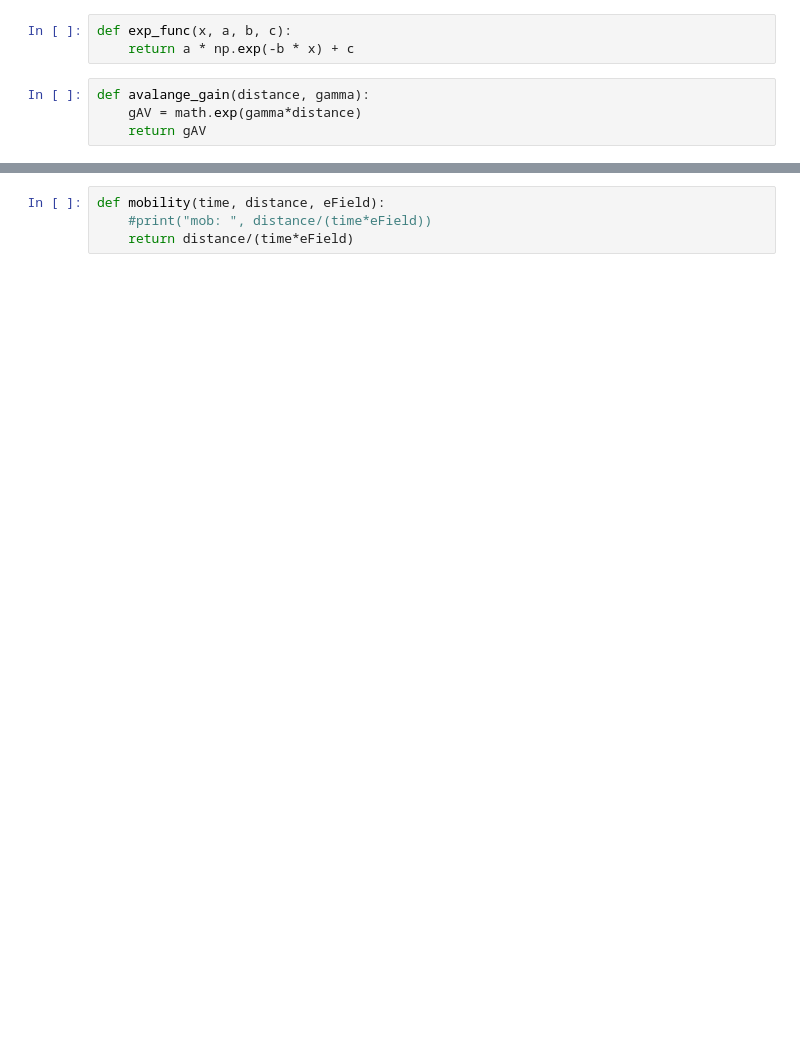
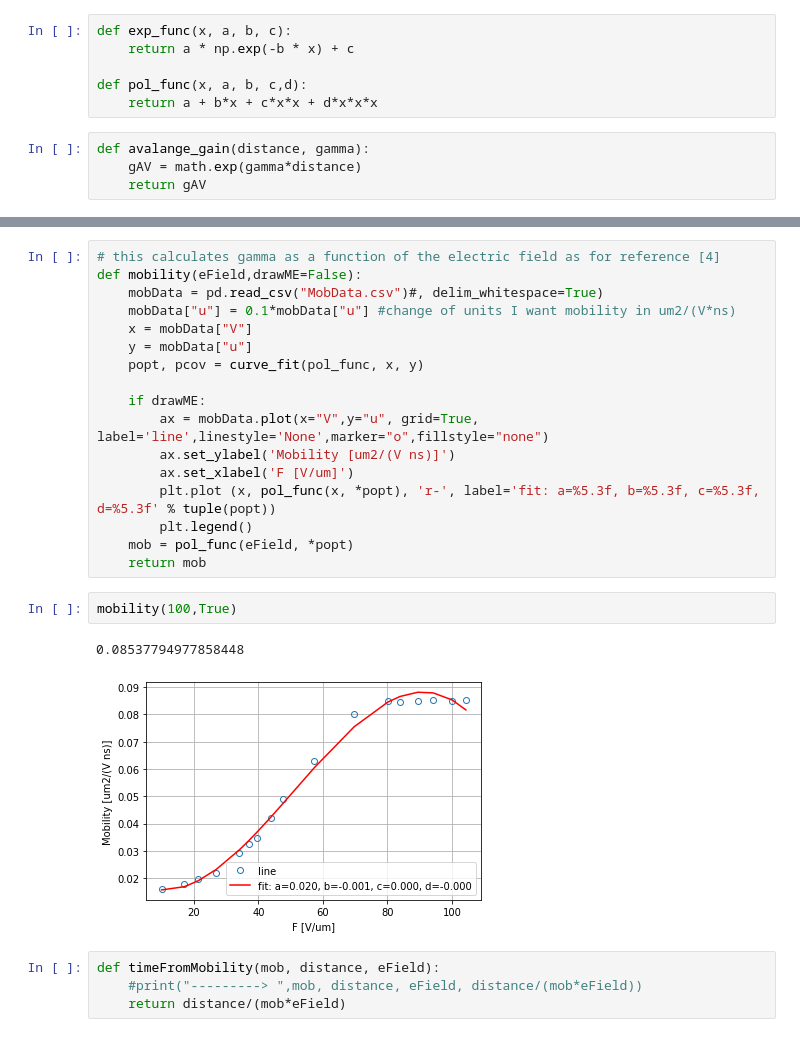
Before and after one commit to ElenaGramellini/ASelenium, a Jupyter notebook: ASelCalc.ipynb, the cells around one changed output, grey strips where cells are left out. Saved outputs shown, nothing was run; the diff lists cells and outputs as text; blank space fills up the shorter version.

```diff
--- a/ASelCalc.ipynb
+++ b/ASelCalc.ipynb
@@ -8,6 +8,9 @@ from scipy.optimize import curve_fit
 # %%
 def exp_func(x, a, b, c):
     return a * np.exp(-b * x) + c
+
+def pol_func(x, a, b, c,d):
+    return a + b*x + c*x*x + d*x*x*x
 # %%
 def avalange_gain(distance, gamma):
     gAV = math.exp(gamma*distance)
@@ -93,8 +96,30 @@ def ionization_coeff(eField, mode=0,drawME=False):
     #plt.show()
     gamma = exp_func(1/eField, *popt)
     return gamma
+# %%
+# this calculates gamma as a function of the electric field as for reference [4]
+def mobility(eField,drawME=False):
+    mobData = pd.read_csv("MobData.csv")#, delim_whitespace=True)
+    mobData["u"] = 0.1*mobData["u"] #change of units I want mobility in um2/(V*ns)
+    x = mobData["V"]
+    y = mobData["u"]
+    popt, pcov = curve_fit(pol_func, x, y)
+
+    if drawME:
+        ax = mobData.plot(x="V",y="u", grid=True, label='line',linestyle='None',marker="o",fillstyle="none")
+        ax.set_ylabel('Mobility [um2/(V ns)]')
+        ax.set_xlabel('F [V/um]')
+        plt.plot (x, pol_func(x, *popt), 'r-', label='fit: a=%5.3f, b=%5.3f, c=%5.3f, d=%5.3f' % tuple(popt))
+        plt.legend()
+    mob = pol_func(eField, *popt)
+    return mob
+# %%
+mobility(100,True)
+# %% [output]
+0.08537794977858448
+[figure, added]
 # %%
-def mobility(time, distance, eField):
-    #print("mob: ", distance/(time*eField))
-    return distance/(time*eField)
+def timeFromMobility(mob, distance, eField):
+    #print("---------> ",mob, distance, eField, distance/(mob*eField))
+    return distance/(mob*eField)
 # %%
```
Also changed, not shown: parts of 9 cells of this notebook, 1 other file.
